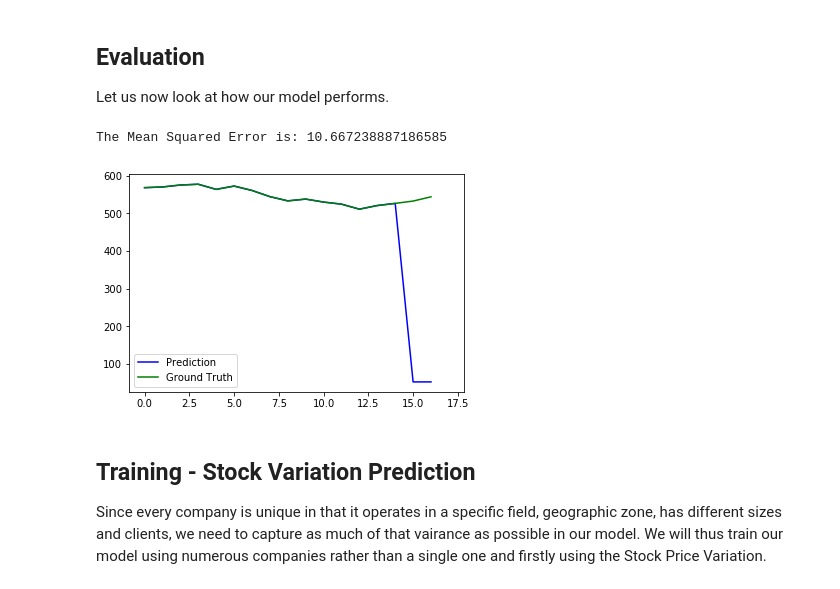
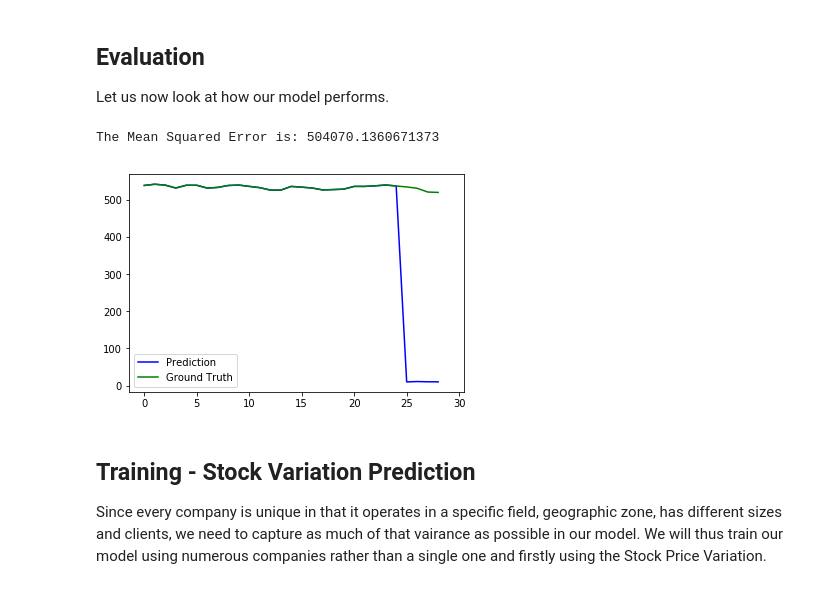
Before and after one commit to Fournierp/alfred, a Jupyter notebook: models/LSTM.ipynb, the cells around one changed output. Saved outputs shown, nothing was run; the diff lists cells and outputs as text; code cells hidden in the pictures.

Commit message:
models

```diff
--- a/models/LSTM.ipynb
+++ b/models/LSTM.ipynb
@@ -78,8 +76,8 @@ We will explore two kinds of data types:
 - Closing Stock price variation: percent variation between two consecutinve stock prices. This format is efficient if we want our model to be accurate for companies with a high variance of stock prices (high or low, stable or unstable).
 - Raw Closing Stock price.
 # %%
-input_len = 15
-output_len = 3
+input_len = 25
+output_len = 5
 
 def split_data_variations_in_windows(df):
     """
@@ -94,7 +92,7 @@ def split_data_variations_in_windows(df):
         tmp_denominator = df[i : (i+input_len)].copy()
         tmp_df = tmp_numerator.values / tmp_denominator.values - 1
         LSTM_inputs.append(np.array(tmp_df))
-
+        # TODO: check if this is correct
         # Process the model's expected output sequence
         tmp_numerator = df[i+input_len+1 : (i+input_len+output_len+1)].copy()
         tmp_denominator = df[i+input_len : (i+input_len+output_len)].copy()
@@ -298,7 +296,7 @@ def LSTM_model(input_shape, output_shape, neurons, dropout):
     y = Dense(output_shape, activation='linear')(hidden)
     return Model(inputs=x, outputs=y)
 
-model = LSTM_model((1, input_len), output_len, 32, 0.1)
+model = LSTM_model((1, input_len), output_len, 8, 0.05)
 # %%
 class LossHistory(Callback):
     def __init__(self):
@@ -388,7 +386,12 @@ for i in range(25):
     # Since we want our model to be trained on multiple company stocks, we will only train them for a few epochs.
     history = model.fit(LSTM_train_inputs, LSTM_train_outputs,
                         validation_data = (LSTM_valid_inputs, LSTM_valid_outputs),
-                        epochs=5, batch_size=16, verbose=0, callbacks=[cb, schedule])
+                        epochs=5, batch_size=32, verbose=0, callbacks=[cb, schedule])
 
 # Save the model.
-model.save('../lstm_prices.h5')
+# serialize model to JSON
+model_json = model.to_json()
+with open("../../lstm_prices_model.json", "w") as json_file:
+    json_file.write(model_json)
+# serialize weights to HDF5
+model.save_weights("../../lstm_prices.h5")
@@ -422,7 +416,7 @@ Let us now  look at how our model performs.
 mse = mean_squared_error(LSTM_outputs, model.predict(LSTM_inputs))
 print('The Mean Squared Error is: {}'.format(mse))
 # %% [output]
-The Mean Squared Error is: 10.667238887186585
+The Mean Squared Error is: 504070.1360671373
 # %%
 # Select a random start date for graphing.
 example_nb = random.randint(0, len(LSTM_outputs))
@@ -447,24 +441,24 @@ def unsplit_prices(df):
 # %%
 x = np.linspace(0, input_len+output_len-1, input_len+output_len)
 y1, y2 = unsplit_prices(pd.read_csv('goog.us.txt', sep=',')["Close"])
 
 fig, ax = plt.subplots()
 prediction, = ax.plot(x, y2, color='b', label='Prediction')
 ground_truth, = ax.plot(x, y1, color='g', label='Ground Truth')
 ax.legend()
 
 def update(num, x, y1, prediction, y2, ground_truth):
     prediction.set_data(x[:num], y2[:num])
     ground_truth.set_data(x[:num], y1[:num])
     return prediction, ground_truth,
 
 ani = animation.FuncAnimation(fig, update, len(x), fargs=[x, y1, prediction, y2, ground_truth],
-                              interval=250, blit=True)
+                              interval=100, blit=True)
 
-ani.save('../test_prices.gif', writer="imagemagick")
+ani.save('../../test_prices.gif', writer="imagemagick")
 plt.show()
 # %% [output]
-[figure, old version]
+[figure, new version]
 # %% [markdown]
 ## Training - Stock Variation Prediction
 
```
Also changed, not shown: parts of 16 cells of this notebook, 9 other files.
